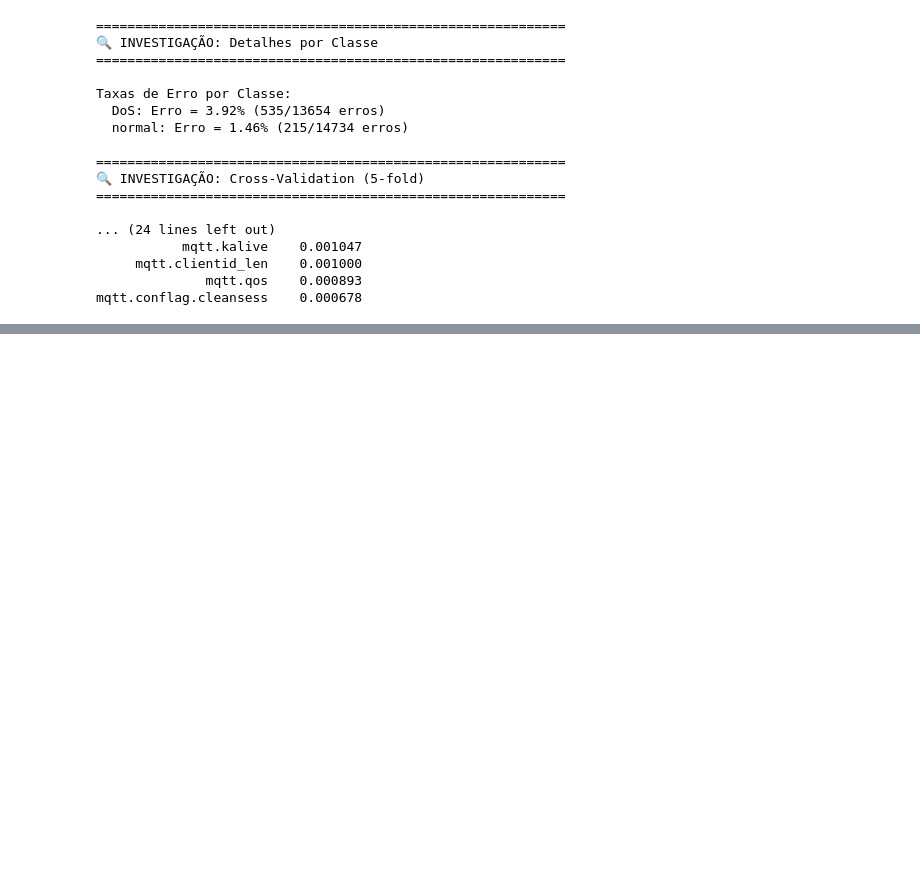
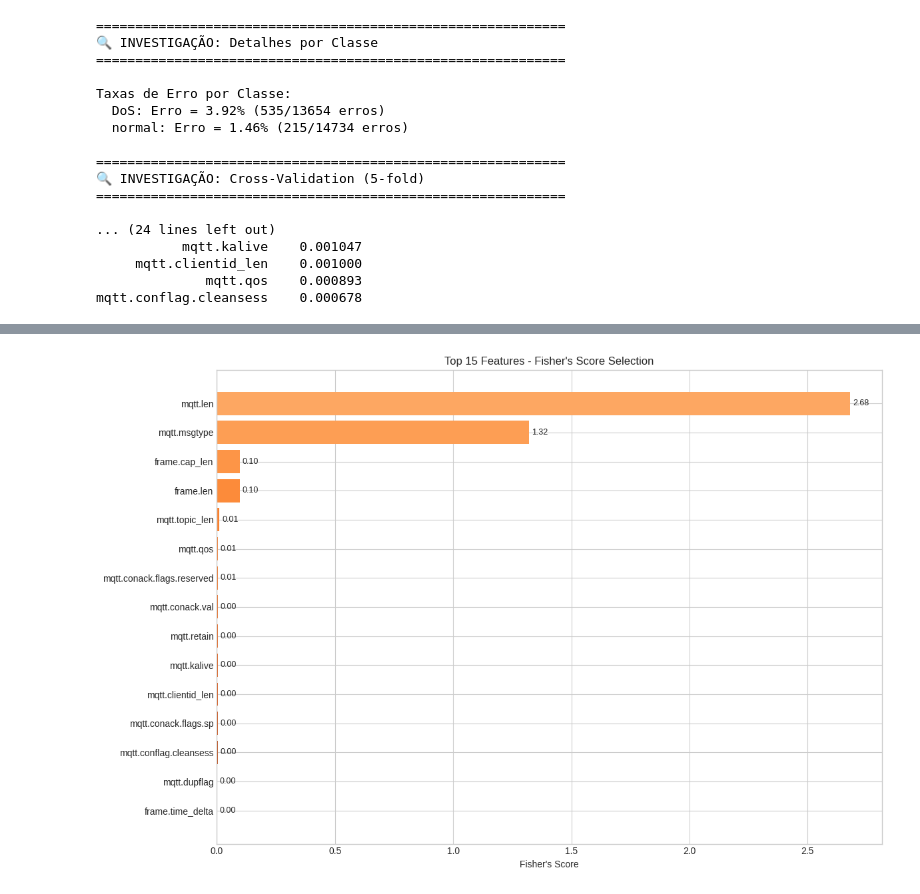
Before and after one commit to William-SWS/mqtt_under_attack, a Jupyter notebook: notebooks/model_training.ipynb, the cells around one changed output, grey strips where cells are left out. Saved outputs shown, nothing was run; the diff lists cells and outputs as text; code cells hidden in the pictures; blank space fills up the shorter version.

Commit message:
feat: adding the fisher's score feature selection with the new features

```diff
--- a/notebooks/model_training.ipynb
+++ b/notebooks/model_training.ipynb
@@ -392,0 +485,23 @@ mqtt.conflag.cleansess    0.000678
+# %%
+# Visualizar Fisher's Score
+fig, ax = plt.subplots(figsize=(12, 8))
+
+top_fisher = fisher_df.head(K_fisher)
+colors = plt.cm.Oranges(np.linspace(0.4, 0.9, K_fisher))
+
+bars = ax.barh(range(K_fisher), top_fisher['fisher_score'].values, color=colors)
+ax.set_yticks(range(K_fisher))
+ax.set_yticklabels(top_fisher['feature'].values)
+ax.set_xlabel("Fisher's Score")
+ax.set_title(f"Top {K_fisher} Features - Fisher's Score Selection", fontsize=12)
+ax.invert_yaxis()
+
+# Adicionar valores nas barras
+for i, (bar, score) in enumerate(zip(bars, top_fisher['fisher_score'].values)):
+    ax.text(bar.get_width() + 0.01, bar.get_y() + bar.get_height()/2,
+            f'{score:.2f}', va='center', fontsize=9)
+
+plt.tight_layout()
+plt.show()
+# %% [output]
+[figure, added]
```
Also changed, not shown: parts of 2 cells of this notebook, 1 other file.
